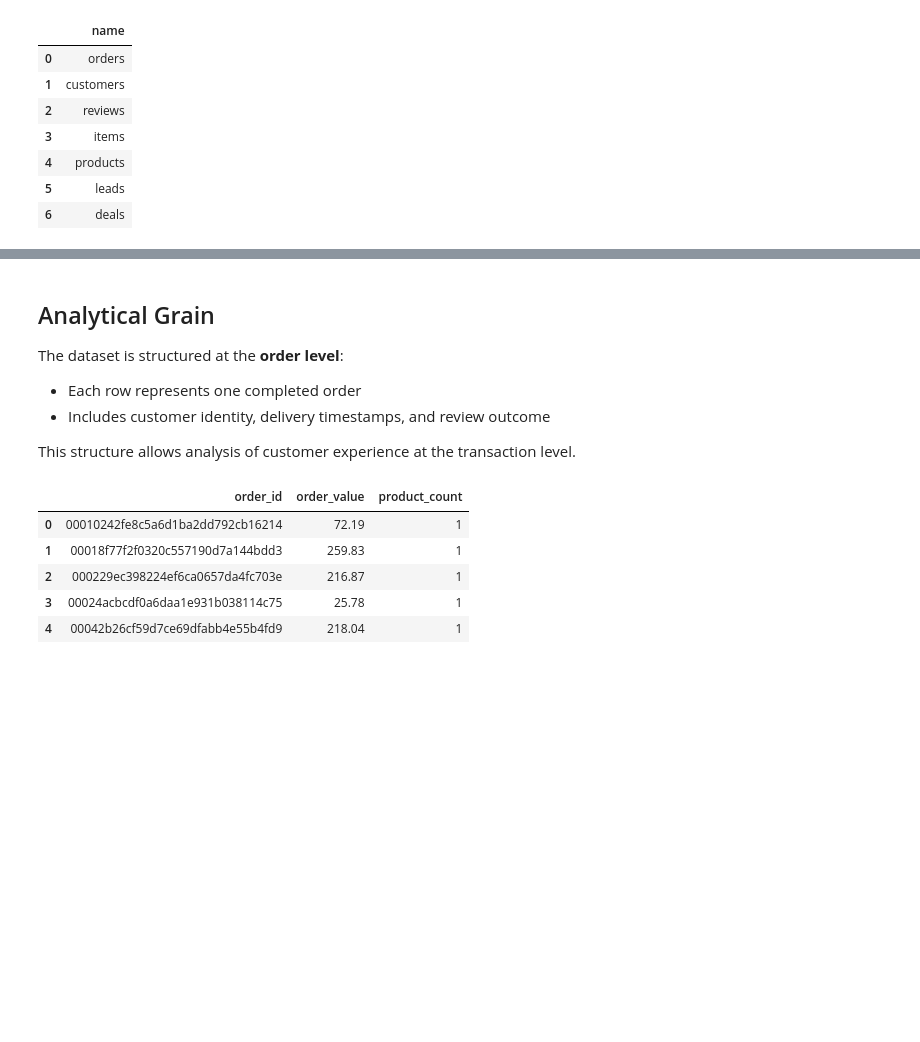
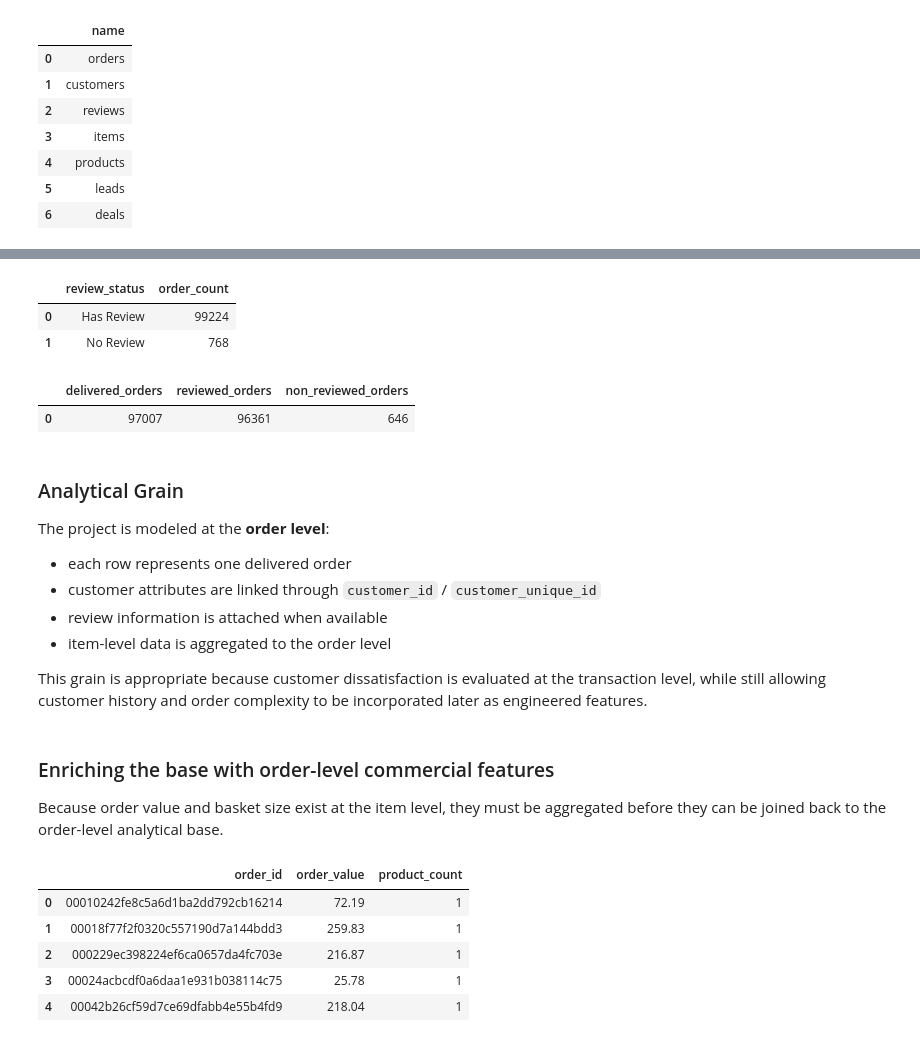
Before and after one commit to rachelv2/ecommerce-cx-dissatisfaction-prediction, a Jupyter notebook: notebooks/00_sql_relations_and_queries.ipynb, the cells around one changed output, grey strips where cells are left out. Drawn from its saved outputs; the diff is of its cells as text; code cells hidden in the pictures; blank space fills up the shorter version.

```diff
--- a/notebooks/00_sql_relations_and_queries.ipynb
+++ b/notebooks/00_sql_relations_and_queries.ipynb
@@ -104,14 +131,58 @@ df_sql_base.head()
 | 2 | 47770eb9100c2d0c44946d9cf07ec65d | 41ce2a54c0b03bf3443c3d931a367089 | 3a653a41f6f9fc3d2a113cf8398680e8 | 2018-08-08 08:38:49 | 2018-08-17 18:06:29 | ... |
 | 3 | 949d5b44dbf5de918fe9c16f97b45f8a | f88197465ea7920adcdbec7375364d82 | 7c142cf63193a1473d2e66489a9ae977 | 2017-11-18 19:28:06 | 2017-12-02 00:28:42 | ... |
 | 4 | ad21c59c0840e6cb83a9ceb5573f8159 | 8ab97904e6daea8866dbdbc4fb7aad2c | 72632f0f9dd73dfee390c9b22eb56dd6 | 2018-02-13 21:18:39 | 2018-02-16 18:17:02 | ... |
+# %%
+# Review availability at the SQL stage
+query = """
+SELECT
+    CASE
+        WHEN r.review_score IS NULL THEN 'No Review'
+        ELSE 'Has Review'
+    END AS review_status,
+    COUNT(*) AS order_count
+FROM orders o
+LEFT JOIN reviews r
+    ON o.order_id = r.order_id
+GROUP BY review_status;
+"""
+
+pd.read_sql(query, conn)
+# %% [output]
+|  | review_status | order_count |
+| 0 | Has Review | 99224 |
+| 1 | No Review | 768 |
+# %%
+# Delivered vs missing review counts among delivered orders
+query = """
+SELECT
+    COUNT(*) AS delivered_orders,
+    SUM(CASE WHEN r.review_score IS NOT NULL THEN 1 ELSE 0 END) AS reviewed_orders,
+    SUM(CASE WHEN r.review_score IS NULL THEN 1 ELSE 0 END) AS non_reviewed_orders
+FROM orders o
+LEFT JOIN reviews r
+    ON o.order_id = r.order_id
+WHERE o.order_status = 'delivered';
+"""
+
+pd.read_sql(query, conn)
+# %% [output]
+|  | delivered_orders | reviewed_orders | non_reviewed_orders |
+| 0 | 97007 | 96361 | 646 |
 # %% [markdown]
-## Analytical Grain
+### Analytical Grain
 
-The dataset is structured at the **order level**:
-- Each row represents one completed order
-- Includes customer identity, delivery timestamps, and review outcome
+The project is modeled at the **order level**:
 
-This structure allows analysis of customer experience at the transaction level.
+- each row represents one delivered order
+- customer attributes are linked through `customer_id` / `customer_unique_id`
+- review information is attached when available
+- item-level data is aggregated to the order level
+
+This grain is appropriate because customer dissatisfaction is evaluated at the transaction level, while still allowing customer history and order complexity to be incorporated later as engineered features.
+# %% [markdown]
+### Enriching the base with order-level commercial features
+
+Because order value and basket size exist at the item level, they must be aggregated before they can be joined back to the order-level analytical base.
 # %%
 # Order value aggregation
 query = """
```
Also changed, not shown: parts of 8 cells of this notebook, 1 other file.
